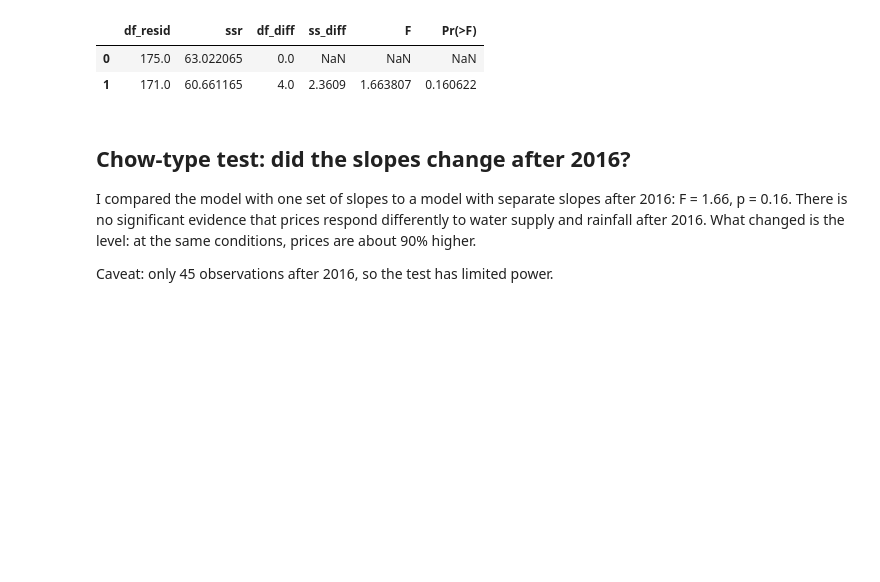
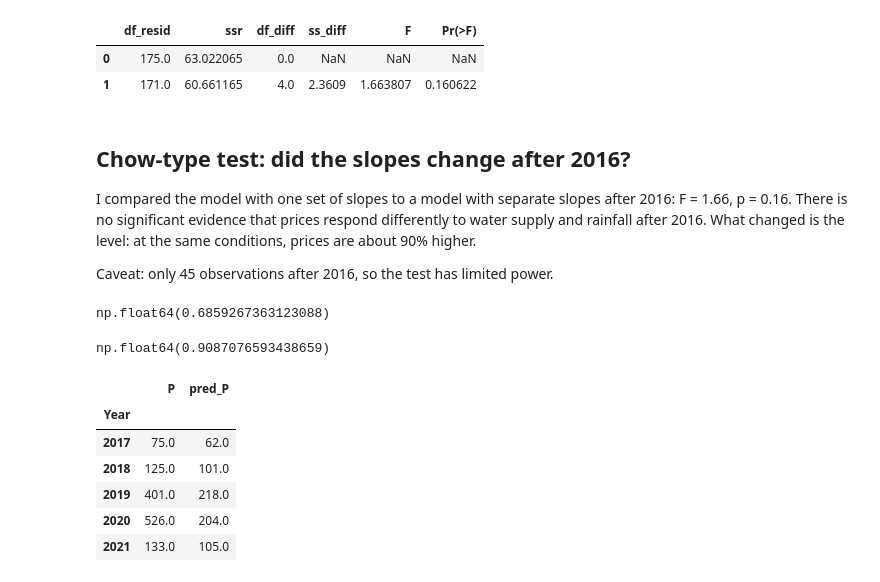
Before and after one commit to imadramdani-prog/murray-darling-water-market, a Jupyter notebook: notebooks/02_model.ipynb, the cells around one changed output. Saved outputs shown, nothing was run; the diff lists cells and outputs as text; code cells hidden in the pictures; blank space fills up the shorter version.

```diff
--- a/notebooks/02_model.ipynb
+++ b/notebooks/02_model.ipynb
@@ -119,3 +119,32 @@ respond differently to water supply and rainfall after 2016. What changed is the
 level: at the same conditions, prices are about 90% higher.
 
 Caveat: only 45 observations after 2016, so the test has limited power.
+# %%
+train = model_df[model_df["Year"] <= 2016]
+test = model_df[model_df["Year"] >= 2017].copy()
+
+oos = smf.ols("log_P ~ a_High + a_Low + np.log(R) + carry_share + C(Region)", data=train).fit()
+oos.rsquared
+# %% [output]
+np.float64(0.6859267363123088)
+# %%
+test["pred_log_P"] = oos.predict(test)
+
+gap = (test["log_P"] - test["pred_log_P"]).mean()
+np.exp(gap) - 1
+# %% [output]
+np.float64(0.9087076593438659)
+# %%
+correction = np.exp(oos.resid).mean()
+test["pred_P"] = np.exp(test["pred_log_P"]) * correction
+
+by_year = test.groupby("Year")[["P", "pred_P"]].mean()
+by_year.round(0)
+# %% [output]
+|  | P | pred_P |
+| Year |  |  |
+| 2017 | 75.0 | 62.0 |
+| 2018 | 125.0 | 101.0 |
+| 2019 | 401.0 | 218.0 |
+| 2020 | 526.0 | 204.0 |
+| 2021 | 133.0 | 105.0 |
```
Also changed, not shown: parts of 4 cells of this notebook.
